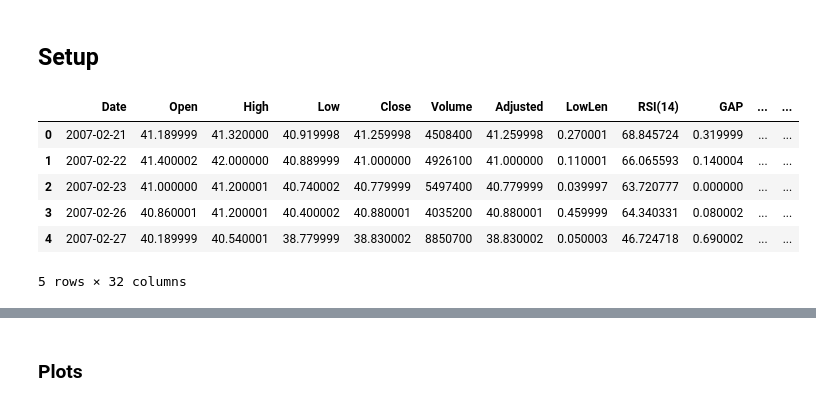
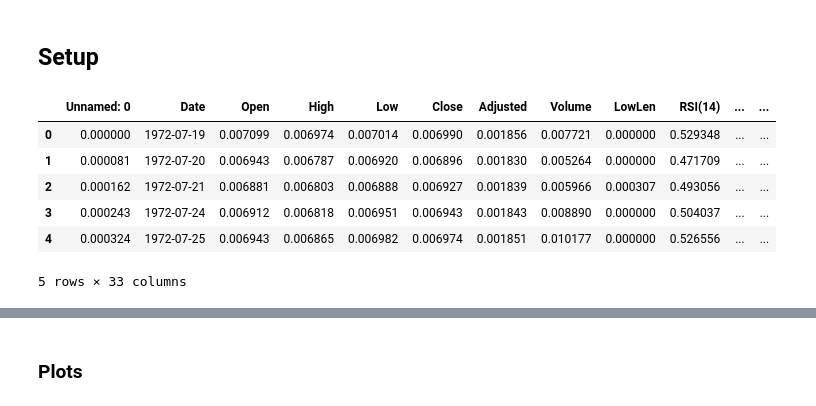
Before and after one commit to Naralas/StonksMarketPrediction, a Jupyter notebook: notebooks/StockPriceTendencyPrediction.ipynb, the cells around one changed output, grey strips where cells are left out. Cells and saved outputs as stored; diff of their text form; code cells hidden in the pictures.

```diff
--- a/notebooks/StockPriceTendencyPrediction.ipynb
+++ b/notebooks/StockPriceTendencyPrediction.ipynb
@@ -17,19 +17,19 @@ from tqdm.notebook import trange, tqdm
 from helpers.data_helper import *
 # %%
 DATA_PATH = '../data/'
-quotation = 'AMZN'
+quotation = 'PEP'
 FILE_SUFFIX = '.txt'
 price_column = 'Close'
+PREDICT_N = 1
 # %%
 from datasets.stocks_data_wrapper import StocksDataWrapper
-data_wrapper = StocksDataWrapper.read_from(f"{DATA_PATH}{quotation}{FILE_SUFFIX}")
-data_wrapper.compute_features(predict_n=1, thresh_diff=0.005)
+data_wrapper = StocksDataWrapper.read_from(f"{DATA_PATH}{quotation}{FILE_SUFFIX}", compute_features=True, predict_n=PREDICT_N, thresh_diff=0.005, normalize=True)
 data_wrapper.head()
 # %% [output]
-|  | Date | Open | High | Low | Close | Volume | Adjusted | LowLen | RSI(14) | GAP | ... | ... |
-| 0 | 2007-02-21 | 41.189999 | 41.320000 | 40.919998 | 41.259998 | 4508400 | 41.259998 | 0.270001 | 68.845724 | 0.319999 | ... | ... |
-| 1 | 2007-02-22 | 41.400002 | 42.000000 | 40.889999 | 41.000000 | 4926100 | 41.000000 | 0.110001 | 66.065593 | 0.140004 | ... | ... |
-| 2 | 2007-02-23 | 41.000000 | 41.200001 | 40.740002 | 40.779999 | 5497400 | 40.779999 | 0.039997 | 63.720777 | 0.000000 | ... | ... |
-| 3 | 2007-02-26 | 40.860001 | 41.200001 | 40.400002 | 40.880001 | 4035200 | 40.880001 | 0.459999 | 64.340331 | 0.080002 | ... | ... |
-| 4 | 2007-02-27 | 40.189999 | 40.540001 | 38.779999 | 38.830002 | 8850700 | 38.830002 | 0.050003 | 46.724718 | 0.690002 | ... | ... |
+|  | Unnamed: 0 | Date | Open | High | Low | Close | Adjusted | Volume | LowLen | RSI(14) | ... | ... |
+| 0 | 0.000000 | 1972-07-19 | 0.007099 | 0.006974 | 0.007014 | 0.006990 | 0.001856 | 0.007721 | 0.000000 | 0.529348 | ... | ... |
+| 1 | 0.000081 | 1972-07-20 | 0.006943 | 0.006787 | 0.006920 | 0.006896 | 0.001830 | 0.005264 | 0.000000 | 0.471709 | ... | ... |
+| 2 | 0.000162 | 1972-07-21 | 0.006881 | 0.006803 | 0.006888 | 0.006927 | 0.001839 | 0.005966 | 0.000307 | 0.493056 | ... | ... |
+| 3 | 0.000243 | 1972-07-24 | 0.006912 | 0.006818 | 0.006951 | 0.006943 | 0.001843 | 0.008890 | 0.000000 | 0.504037 | ... | ... |
+| 4 | 0.000324 | 1972-07-25 | 0.006943 | 0.006865 | 0.006982 | 0.006974 | 0.001851 | 0.010177 | 0.000000 | 0.526556 | ... | ... |
-5 rows × 32 columns
+5 rows × 33 columns
```
Also changed, not shown: parts of 15 cells of this notebook, 12 other files.
